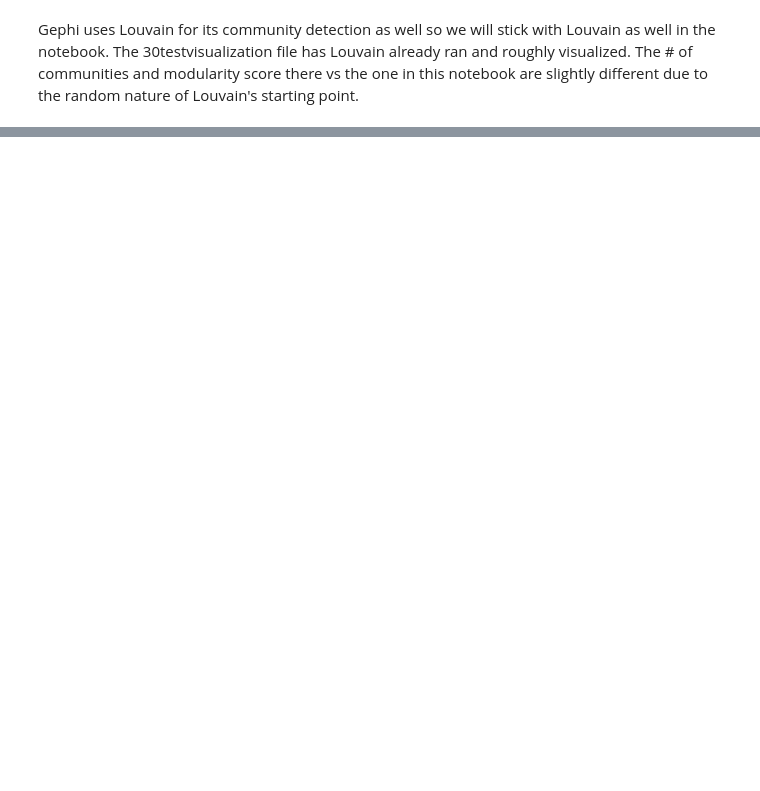
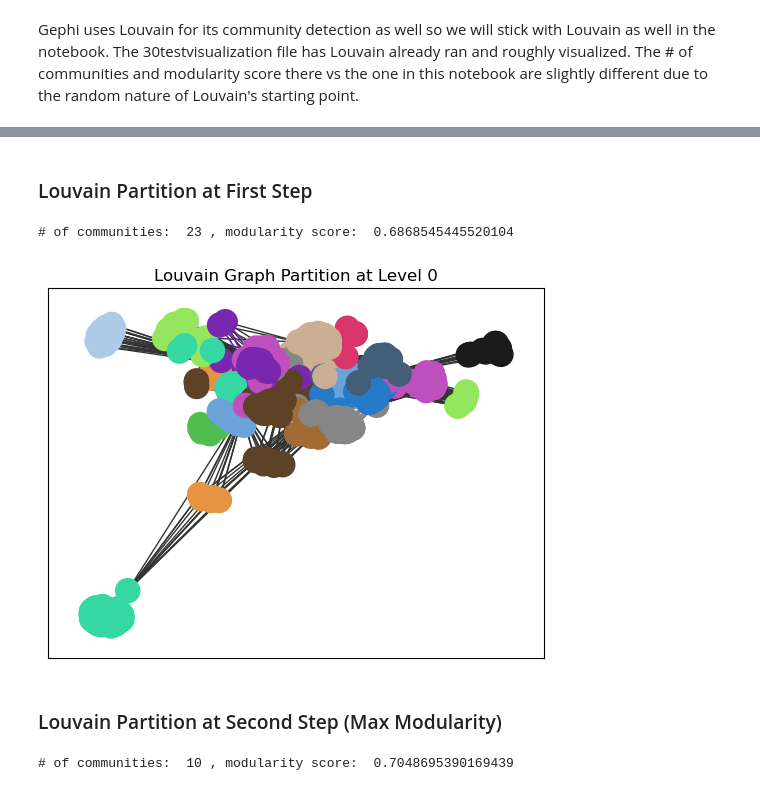
Before and after one commit to meteor123456/Spotify-Artist-Cooccurence, a Jupyter notebook: analysis.ipynb, the cells around one changed output, grey strips where cells are left out. Drawn from its saved outputs; the diff is of its cells as text; code cells hidden in the pictures; blank space fills up the shorter version.

Commit message:
added louvain steps and some visualization

```diff
--- a/analysis.ipynb
+++ b/analysis.ipynb
@@ -368,0 +402,52 @@ Gephi uses Louvain for its community detection as well so we will stick with Lou
+# %%
+def get_color(i, r_off=1, g_off=1, b_off=1):
+    r0, g0, b0 = 0, 0, 0
+    n = 16
+    low, high = 0.1, 0.9
+    span = high - low
+    r = low + span * (((i + r_off) * 3) % n) / (n - 1)
+    g = low + span * (((i + g_off) * 5) % n) / (n - 1)
+    b = low + span * (((i + b_off) * 7) % n) / (n - 1)
+    return (r, g, b)
+# %% [markdown]
+### Louvain Partition at First Step
+# %%
+set_node_community(g, parts[0])
+set_edge_community(g)
+
+# Set community color for nodes
+node_color = [get_color(g.nodes[v]['community']) for v in g.nodes]
+
+# Set community color for internal edges
+external = [(v, w) for v, w in g.edges if g.edges[v, w]['community'] == 0]
+internal = [(v, w) for v, w in g.edges if g.edges[v, w]['community'] > 0]
+internal_color = [get_color(g.edges[e]['community']) for e in internal]
+# %%
+print("# of communities: ", len(parts[0]), ", modularity score: ", nx.algorithms.community.modularity(g, parts[0]))
+# %% [output]
+# of communities:  23 , modularity score:  0.6868545445520104
+# %%
+karate_pos = nx.spring_layout(g)
+# Draw external edges
+nx.draw_networkx(
+    g,
+    pos=karate_pos,
+    node_size=0,
+    edgelist=external,
+    edge_color="#333333",
+    with_labels=False )
+# Draw nodes and internal edges
+nx.draw_networkx(
+    g,
+    pos=karate_pos,
+    node_color=node_color,
+    edgelist=internal,
+    edge_color=internal_color,
+    with_labels=False )
+
+plt.title(f"Louvain Graph Partition at Level {0}")
+plt.show()
+# %% [output]
+[figure, added]
+# %% [markdown]
+### Louvain Partition at Second Step (Max Modularity)
@@ -368,0 +465,4 @@ Gephi uses Louvain for its community detection as well so we will stick with Lou
+# %%
+print("# of communities: ", len(parts[1]), ", modularity score: ", nx.algorithms.community.modularity(g, parts[1]))
+# %% [output]
+# of communities:  10 , modularity score:  0.7048695390169439
```
Also changed, not shown: parts of 8 cells of this notebook.
